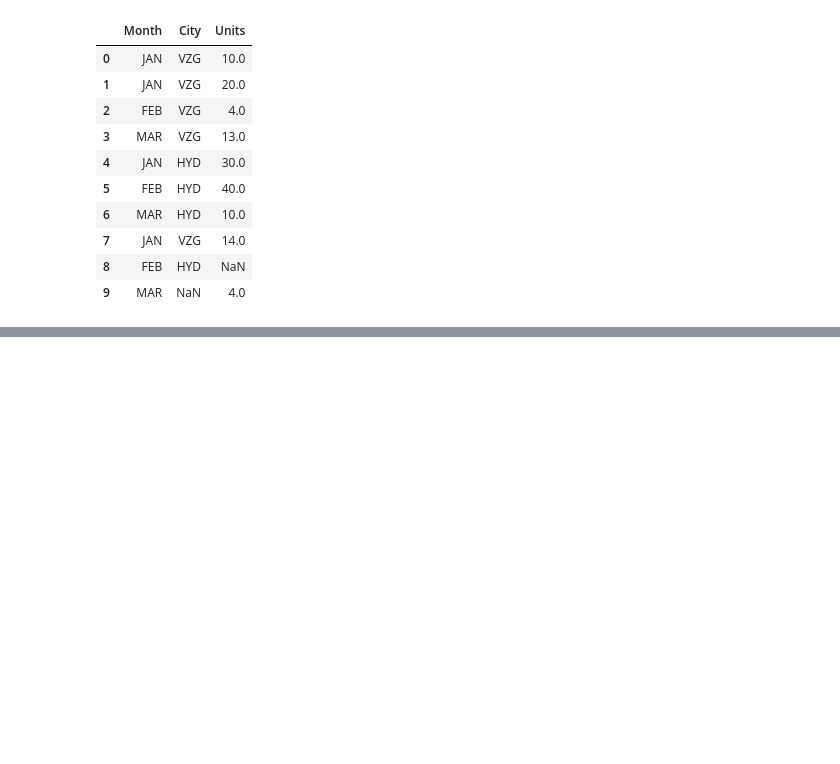
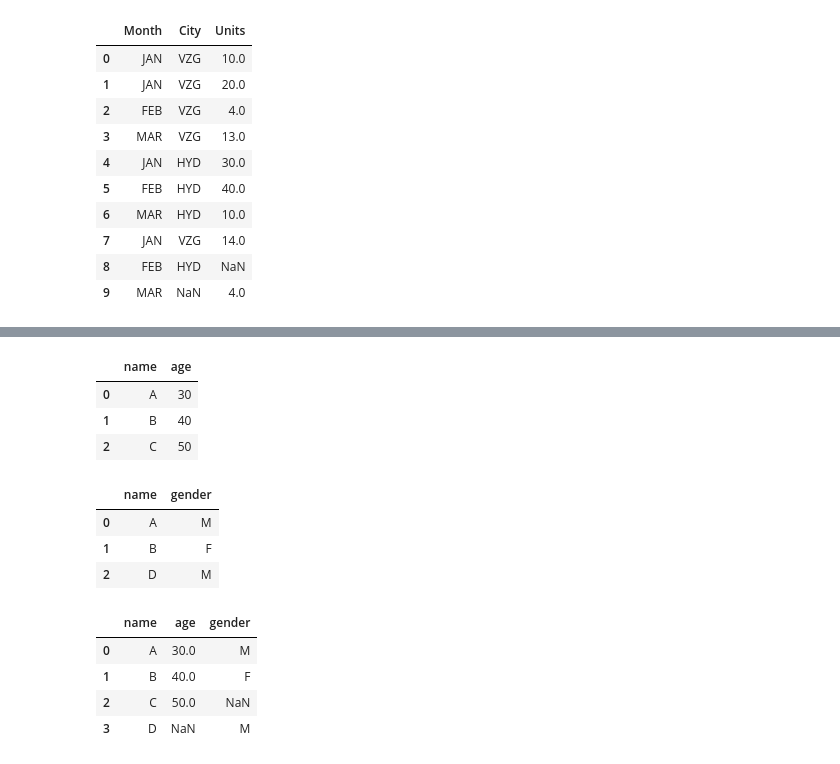
Before and after one commit to srikanthpragada/DS_11_NOV_2019, a Jupyter notebook: sales.ipynb, the cells around one changed output, grey strips where cells are left out. Cells and saved outputs as stored; diff of their text form; code cells hidden in the pictures; blank space fills up the shorter version.

```diff
--- a/sales.ipynb
+++ b/sales.ipynb
@@ -332,0 +333,25 @@ sales
+# %%
+df1 = pd.DataFrame ( {'name' : ['A','B','C'], 'age' : [30,40,50]})
+df2 = pd.DataFrame ( {'name' : ['A','B','D'], 'gender' : ['M','F','M']})
+# %%
+df1
+# %% [output]
+|  | name | age |
+| 0 | A | 30 |
+| 1 | B | 40 |
+| 2 | C | 50 |
+# %%
+df2
+# %% [output]
+|  | name | gender |
+| 0 | A | M |
+| 1 | B | F |
+| 2 | D | M |
+# %%
+pd.merge(df1,df2,on='name',how='outer')   # Full outer join
+# %% [output]
+|  | name | age | gender |
+| 0 | A | 30.0 | M |
+| 1 | B | 40.0 | F |
+| 2 | C | 50.0 | NaN |
+| 3 | D | NaN | M |
```
Also changed, not shown: parts of 14 cells of this notebook, 1 other file.
